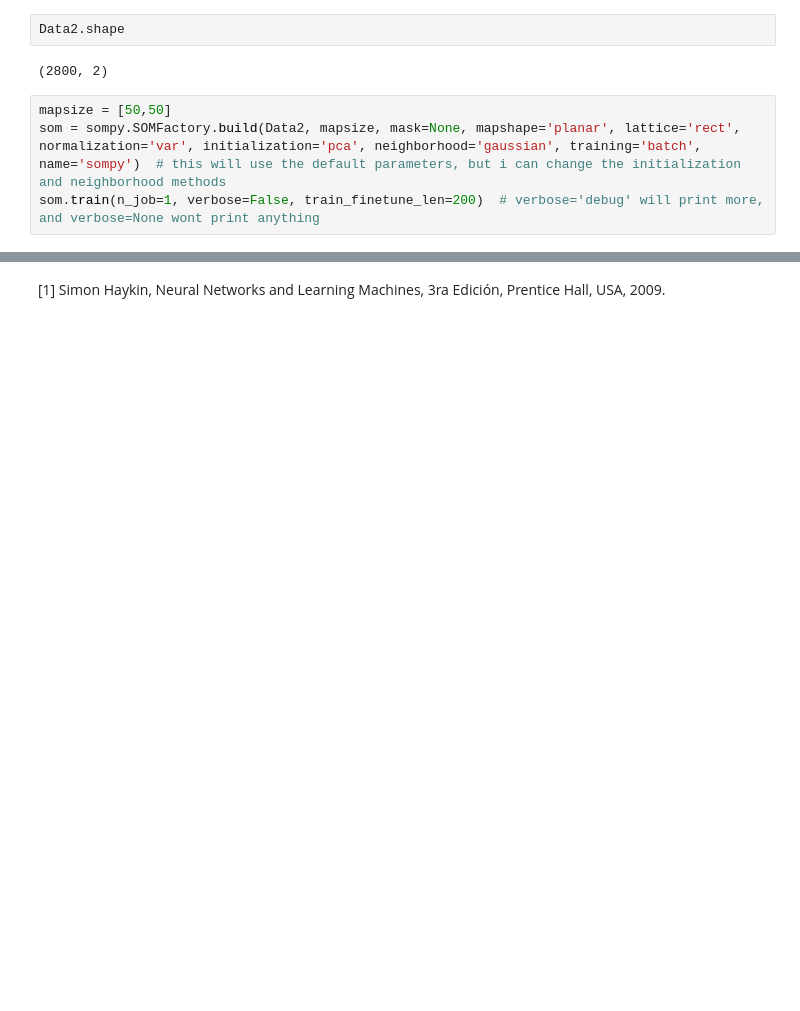
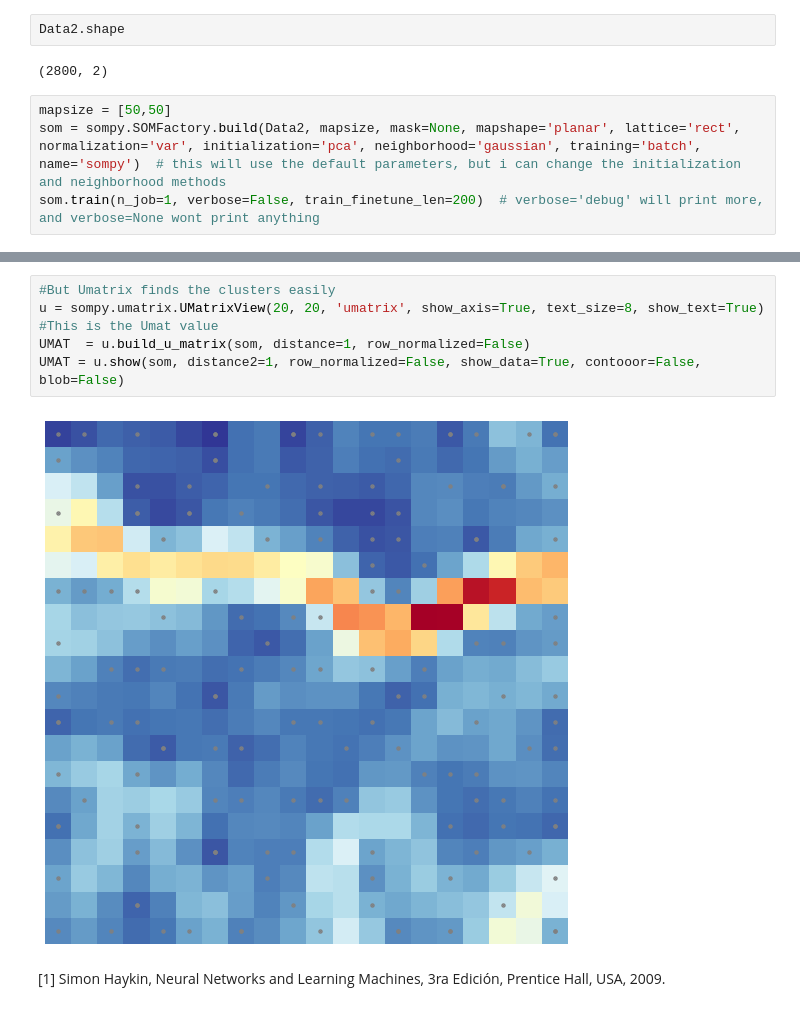
Before and after one commit to jdariasl/ML_2020, a Jupyter notebook: Clase 13 - Mapas Auto-Organizables.ipynb, the cells around one changed output, grey strips where cells are left out. Saved outputs shown, nothing was run; the diff lists cells and outputs as text; blank space fills up the shorter version.

```diff
--- a/Clase 13 - Mapas Auto-Organizables.ipynb
+++ b/Clase 13 - Mapas Auto-Organizables.ipynb
@@ -201,2 +246,10 @@ UMAT = u.show(som, distance2=1, row_normalized=False, show_data=True, contooor=F
+# %%
+#But Umatrix finds the clusters easily
+u = sompy.umatrix.UMatrixView(20, 20, 'umatrix', show_axis=True, text_size=8, show_text=True)
+#This is the Umat value
+UMAT  = u.build_u_matrix(som, distance=1, row_normalized=False)
+UMAT = u.show(som, distance2=1, row_normalized=False, show_data=True, contooor=False, blob=False)
+# %% [output]
+[figure, added]
 # %% [markdown]
 [1] Simon Haykin, Neural Networks and Learning Machines, 3ra Edición, Prentice Hall, USA, 2009.
```
Also changed, not shown: parts of 13 cells of this notebook, 16 other files.
